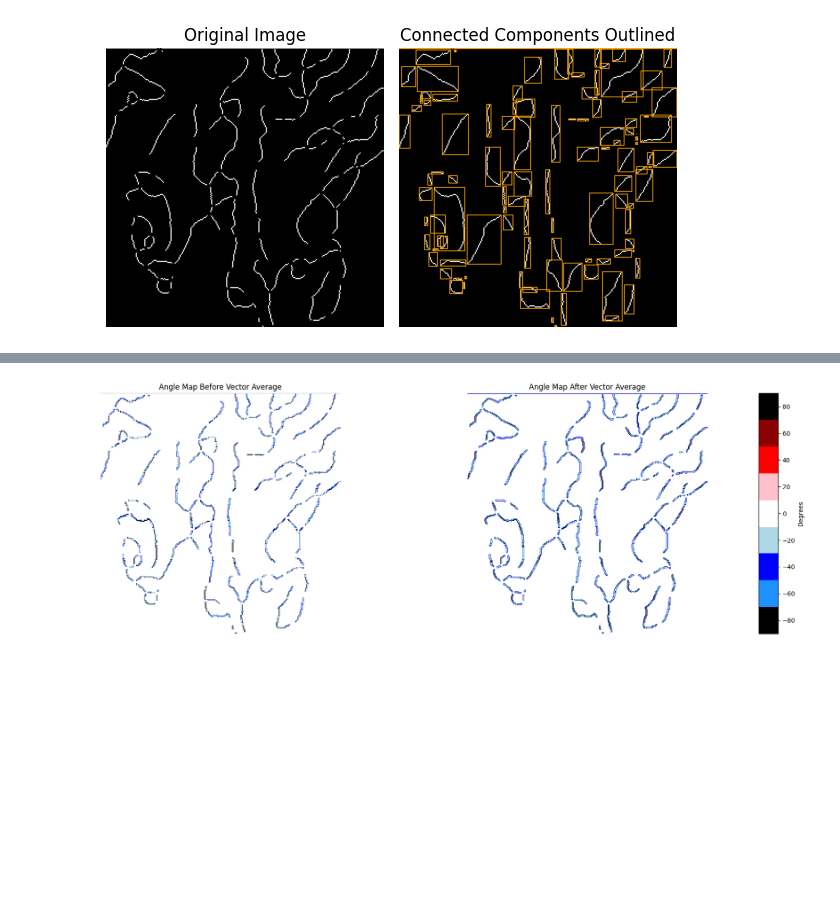
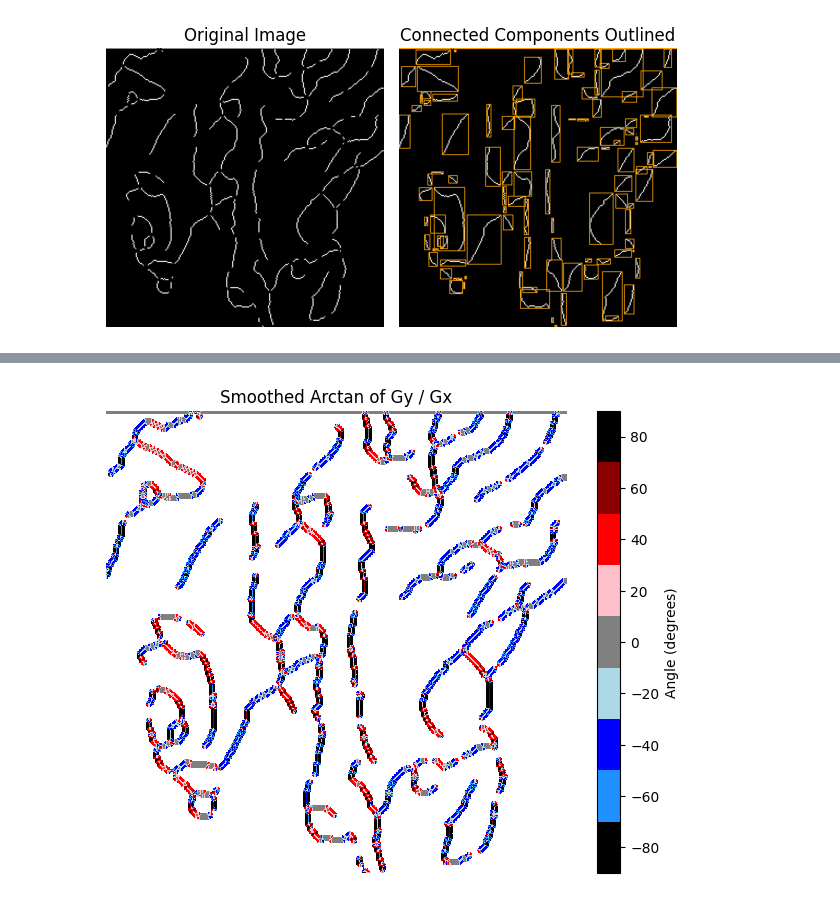
Before and after one commit to JHoffmann12/PHANGSDustFill, a Jupyter notebook: ThinSkeleton.ipynb, the cells around one changed output, grey strips where cells are left out. Drawn from its saved outputs; the diff is of its cells as text; code cells hidden in the pictures; blank space fills up the shorter version.

```diff
--- a/ThinSkeleton.ipynb
+++ b/ThinSkeleton.ipynb
@@ -49,4 +54,6 @@ PF.plot_sobel_derivatives(sobelx, sobely)
-# %%
-IMF.plot_angle_map(output_image3, Gx_maps, Gy_maps)
-# %% [output]
-[figure, removed]
+# %%
+smoothed_angles = r'C:\Users\HP\Documents\JHU_Academics\Research\PHANGS\smoothed_angles.png'
+
+smoothed_angle_map = PF.plot_arctan_with_smoothing(sobely, sobelx,invert_intersects_removed, 5, smoothed_angles)
+# %% [output]
+[figure, added]
```
Also changed, not shown: parts of 4 cells of this notebook, 1 other file.
